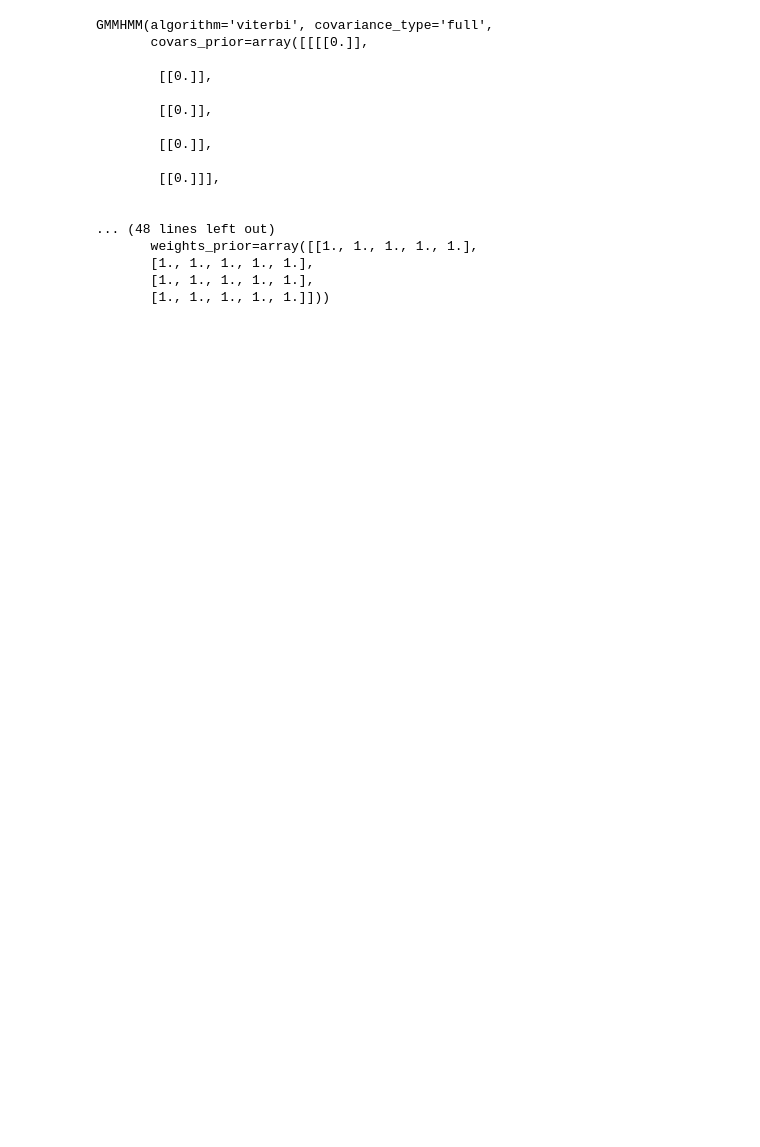
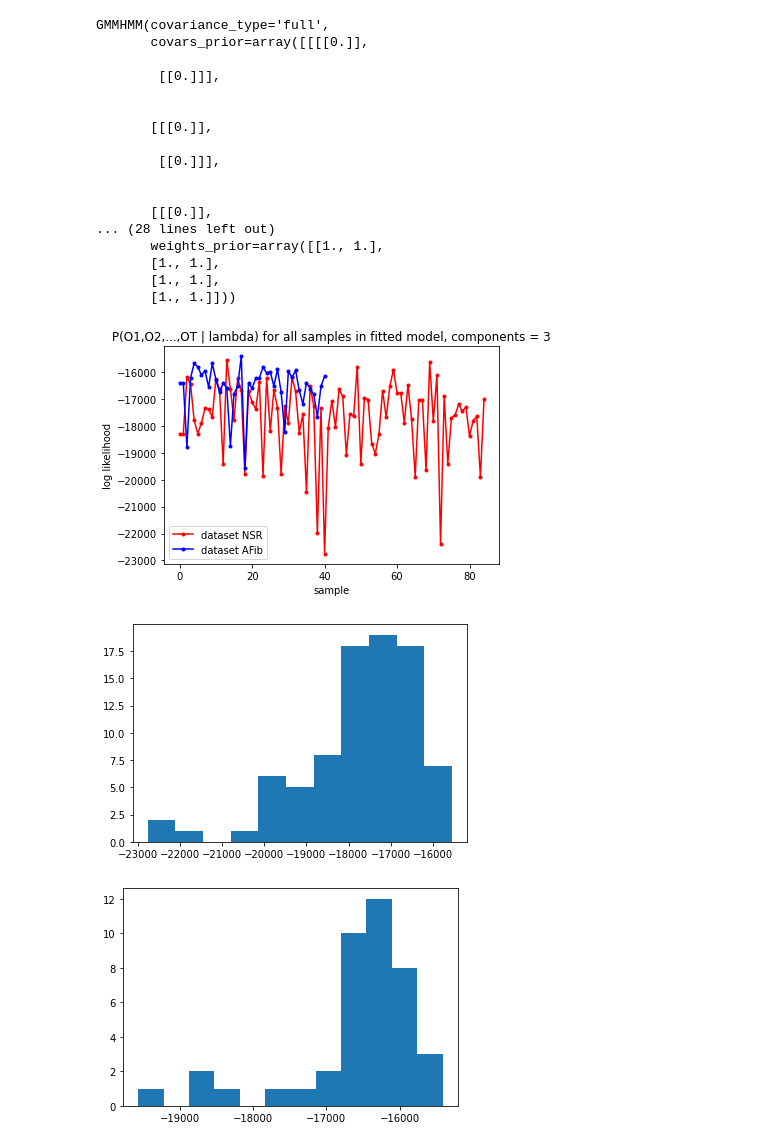
Before and after one commit to KTH-IL2232/HMM_Anomaly_Detection_Python, a Jupyter notebook: HMM-GMM-ECG-and-EEG/HMM-GMM.ipynb, the cells around one changed output. Drawn from its saved outputs; the diff is of its cells as text; code cells hidden in the pictures; blank space fills up the shorter version.

```diff
--- a/HMM-GMM-ECG-and-EEG/HMM-GMM.ipynb
+++ b/HMM-GMM-ECG-and-EEG/HMM-GMM.ipynb
@@ -158,26 +158,30 @@ for file in PVC_test:
 #test_data_len = np.concatenate([data_NSR_test_len, data_AFib_test_len])
 # %%
 #train hmm for ECG dataset
-ECG_HMM = hmm.GMMHMM(n_components=4, n_mix=5, covariance_type='full', n_iter=5)
+ECG_HMM = hmm.GMMHMM(n_components=4, n_mix=2, covariance_type='full', n_iter=10, init_params='smcw')
+ECG_HMM.transmat_ = np.array([[0.5, 0.5, 0, 0],
+                              [0, 0.5, 0.5, 0],
+                              [0, 0, 0.5, 0.5],
+                              [0.5, 0, 0, 0.5]])
 ECG_HMM.fit(data_NSR_train.reshape(-1,1), lengths = data_NSR_train_len)
 # %% [output]
-GMMHMM(algorithm='viterbi', covariance_type='full',
+GMMHMM(covariance_type='full',
        covars_prior=array([[[[0.]],
-
-        [[0.]],
-
-        [[0.]],
-
-        [[0.]],
 
         [[0.]]],
 
 
-... (48 lines left out)
-       weights_prior=array([[1., 1., 1., 1., 1.],
-       [1., 1., 1., 1., 1.],
-       [1., 1., 1., 1., 1.],
-       [1., 1., 1., 1., 1.]]))
+       [[[0.]],
+
+        [[0.]]],
+
+
+       [[[0.]],
+... (28 lines left out)
+       weights_prior=array([[1., 1.],
+       [1., 1.],
+       [1., 1.],
+       [1., 1.]]))
 # %%
 score_NSR = []
 score_AFib = []
@@ -195,3 +199,22 @@ for i in range(len(PVC_test)):
     data = data_PVC_test[i*data_PVC_test_len[i]:(i + 1)*data_PVC_test_len[i]]
     score_PVC.append(ECG_HMM.score(data.reshape(-1, 1)))
     #print(ECG_HMM.score(data.reshape(-1, 1)))
+# %%
+plt.plot(score_NSR[:], ".-", label="dataset NSR", color = 'r')
+plt.plot(score_AFib[:], ".-", label="dataset AFib", color = 'b')
+# plt.plot(score_PVC[:], ".-", label="dataset PVC", color = 'm')
+plt.xlabel("sample")
+plt.ylabel("log likelihood")
+#plt.yscale("symlog")
+plt.title("P(O1,O2,...,OT | lambda) for all samples in fitted model, components = 3")
+plt.legend()
+plt.show()
+
+_ = plt.hist(score_NSR[:], bins = 'auto')
+plt.show()
+_ = plt.hist(score_AFib[:], bins = 'auto')
+plt.show()
+# %% [output]
+[figure, added]
+[figure, added]
+[figure, added]
```
Also changed, not shown: parts of 14 cells of this notebook, 6 other files.
